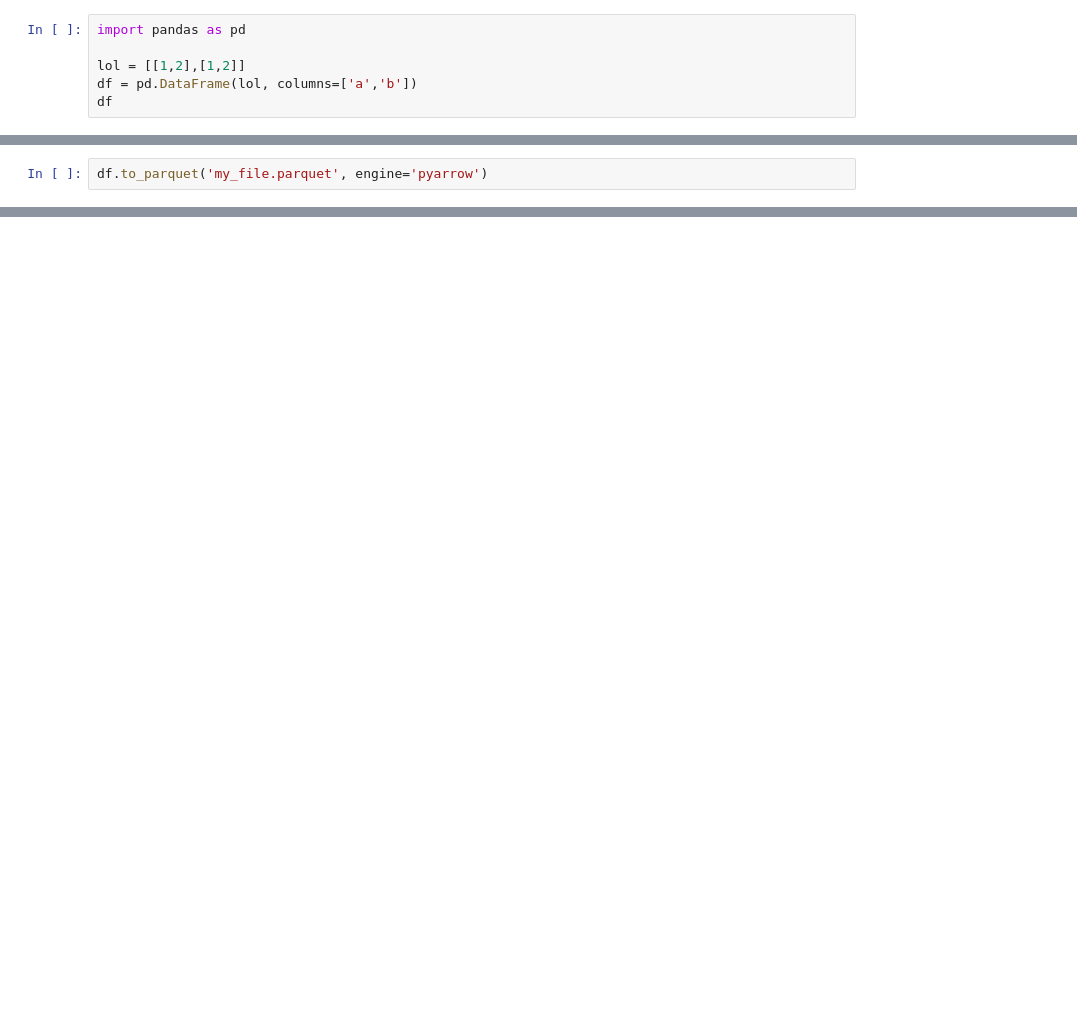
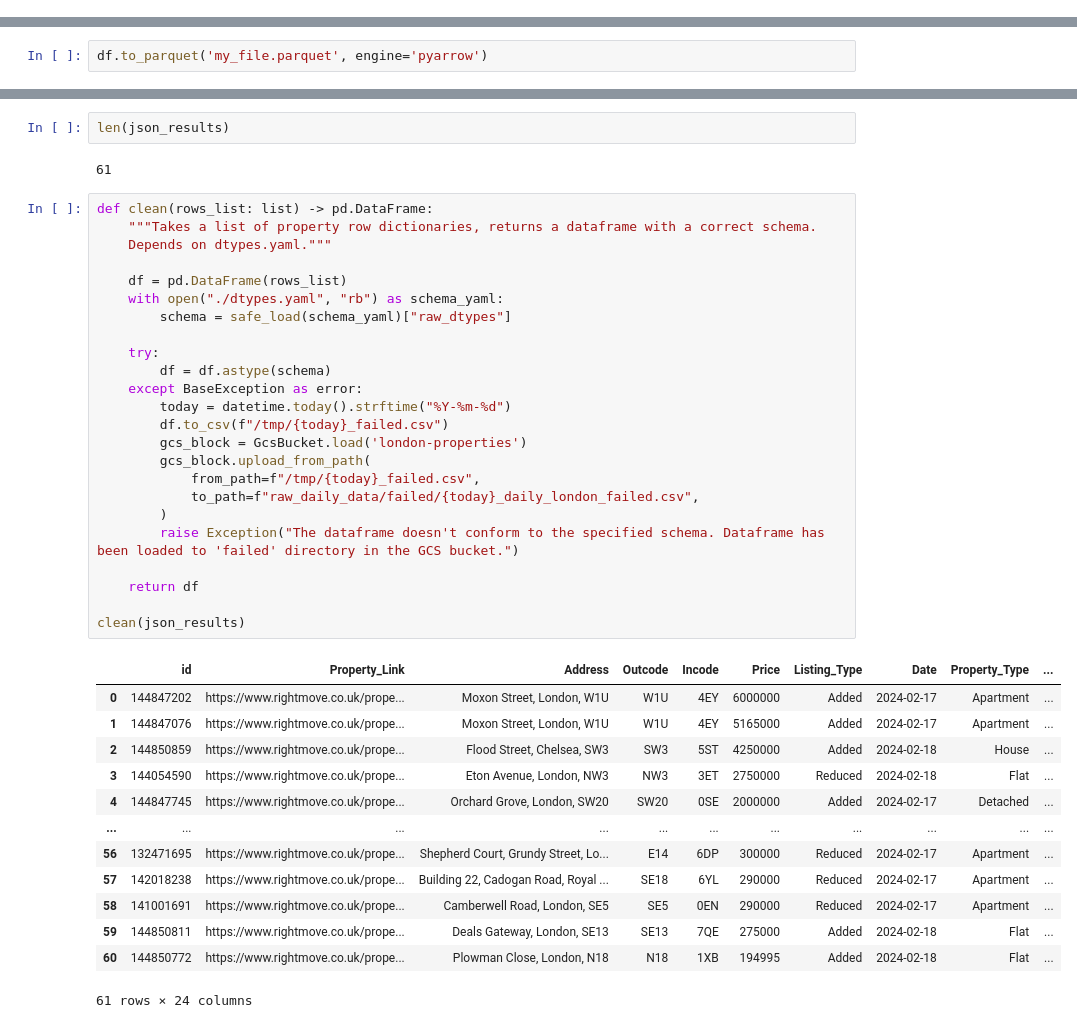
Before and after one commit to Phil-Grim/london_properties_analysis, a Jupyter notebook: testing.ipynb, the cells around one changed output, grey strips where cells are left out. Drawn from its saved outputs; the diff is of its cells as text; blank space fills up the shorter version.

```diff
--- a/testing.ipynb
+++ b/testing.ipynb
@@ -1,6 +0,0 @@
-# %%
-import pandas as pd
-
-lol = [[1,2],[1,2]]
-df = pd.DataFrame(lol, columns=['a','b'])
-df
@@ -19,0 +340,42 @@ True
+# %%
+len(json_results)
+# %% [output]
+61
+# %%
+def clean(rows_list: list) -> pd.DataFrame:
+    """Takes a list of property row dictionaries, returns a dataframe with a correct schema.
+    Depends on dtypes.yaml."""
+
+    df = pd.DataFrame(rows_list)
+    with open("./dtypes.yaml", "rb") as schema_yaml:
+        schema = safe_load(schema_yaml)["raw_dtypes"]
+
+    try:
+        df = df.astype(schema)
+    except BaseException as error:
+        today = datetime.today().strftime("%Y-%m-%d")
+        df.to_csv(f"/tmp/{today}_failed.csv")
+        gcs_block = GcsBucket.load('london-properties')
+        gcs_block.upload_from_path(
+            from_path=f"/tmp/{today}_failed.csv",
+            to_path=f"raw_daily_data/failed/{today}_daily_london_failed.csv",
+        )
+        raise Exception("The dataframe doesn't conform to the specified schema. Dataframe has been loaded to 'failed' directory in the GCS bucket.")
+
+    return df
+
+clean(json_results)
+# %% [output]
+|  | id | Property_Link | Address | Outcode | Incode | Price | Listing_Type | Date | Property_Type | ... |
+| 0 | 144847202 | https://www.rightmove.co.uk/prope... | Moxon Street, London, W1U | W1U | 4EY | 6000000 | Added | 2024-02-17 | Apartment | ... |
+| 1 | 144847076 | https://www.rightmove.co.uk/prope... | Moxon Street, London, W1U | W1U | 4EY | 5165000 | Added | 2024-02-17 | Apartment | ... |
+| 2 | 144850859 | https://www.rightmove.co.uk/prope... | Flood Street, Chelsea, SW3 | SW3 | 5ST | 4250000 | Added | 2024-02-18 | House | ... |
+| 3 | 144054590 | https://www.rightmove.co.uk/prope... | Eton Avenue, London, NW3 | NW3 | 3ET | 2750000 | Reduced | 2024-02-18 | Flat | ... |
+| 4 | 144847745 | https://www.rightmove.co.uk/prope... | Orchard Grove, London, SW20 | SW20 | 0SE | 2000000 | Added | 2024-02-17 | Detached | ... |
+| ... | ... | ... | ... | ... | ... | ... | ... | ... | ... | ... |
+| 56 | 132471695 | https://www.rightmove.co.uk/prope... | Shepherd Court, Grundy Street, Lo... | E14 | 6DP | 300000 | Reduced | 2024-02-17 | Apartment | ... |
+| 57 | 142018238 | https://www.rightmove.co.uk/prope... | Building 22, Cadogan Road, Royal ... | SE18 | 6YL | 290000 | Reduced | 2024-02-17 | Apartment | ... |
+| 58 | 141001691 | https://www.rightmove.co.uk/prope... | Camberwell Road, London, SE5 | SE5 | 0EN | 290000 | Reduced | 2024-02-17 | Apartment | ... |
+| 59 | 144850811 | https://www.rightmove.co.uk/prope... | Deals Gateway, London, SE13 | SE13 | 7QE | 275000 | Added | 2024-02-18 | Flat | ... |
+| 60 | 144850772 | https://www.rightmove.co.uk/prope... | Plowman Close, London, N18 | N18 | 1XB | 194995 | Added | 2024-02-18 | Flat | ... |
+61 rows × 24 columns
```
Also changed, not shown: parts of 7 cells of this notebook, 1 other file.
